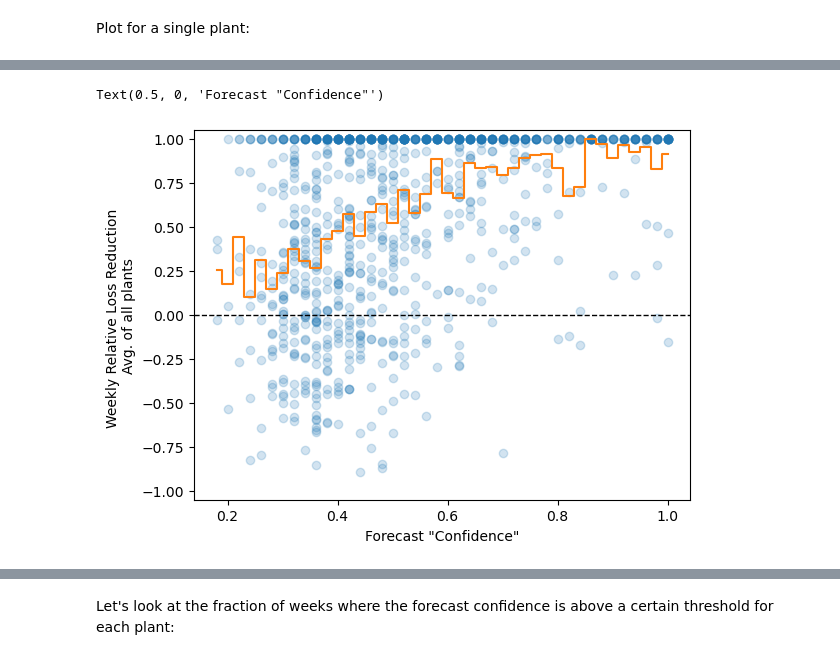
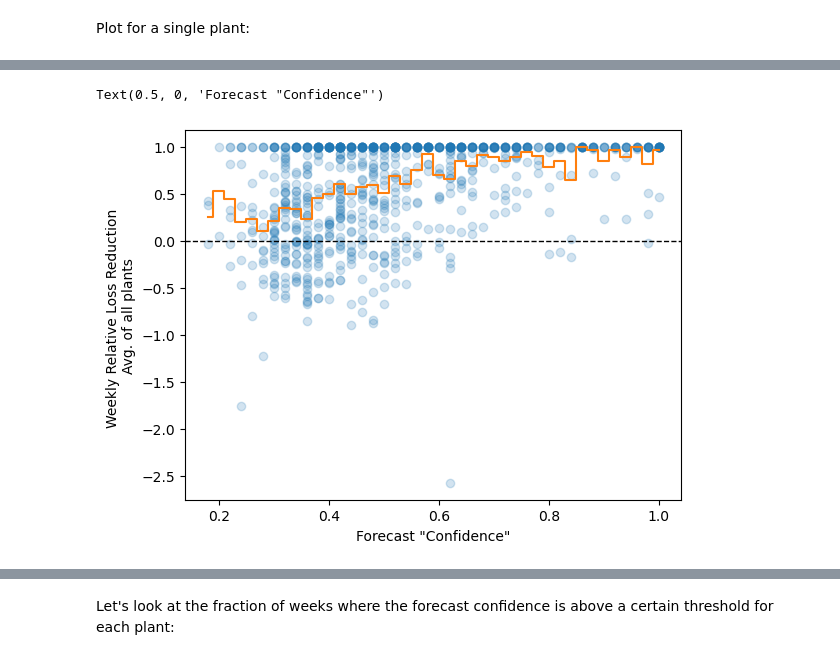
Before and after one commit to williamhobbs/PVSC-2025-daily-energy-forecaster, a Jupyter notebook: 05_Ensemble_Analysis.ipynb, the cells around one changed output, grey strips where cells are left out. Drawn from its saved outputs; the diff is of its cells as text; code cells hidden in the pictures.

```diff
--- a/05_Ensemble_Analysis.ipynb
+++ b/05_Ensemble_Analysis.ipynb
@@ -131,3 +137,9 @@ power_obs_all
+# %%
+drop_list = [0, 5, 9]
+power_obs_all = power_obs_all[~power_obs_all['point'].isin(drop_list)]
+power_fcasts_ens_all = power_fcasts_ens_all[~power_fcasts_ens_all['point'].isin(drop_list)]
+agg_specs_orig_df = agg_specs_orig_df.drop([0, 5, 9], axis=1)
+num_plants = len(agg_specs_orig_df)
 # %%
 member_list = power_fcasts_ens_all['member'].unique()
 
@@ -144,9 +156,6 @@ for plant_number in [0]:
 Add week number, then add `week`, `point`, and `member` as indices.
 # %%
 df = power_fcasts_ens_all.copy()
-# convert to central time
-
-df.index = power_fcasts_ens_all.index.tz_convert('Etc/GMT+5')
 
 # add week as a column
 day_one = df.index.get_level_values('valid_time').min().floor('1d')
@@ -497,7 +506,7 @@ df['week'].unique()[0]
 np.float64(0.0)
 # %%
 num_days = 5
-i=0
+i=1
 week = df['week'].unique()[0]
 df_daily_temp = df[(df['point']==i) & (df['week']==week)]
 df_daily_temp
@@ -553,7 +562,7 @@ weekly_rand_avg = {}
 weekly_rel_loss_reduction = {}
 weekly_abs_loss_reduction = {}
 rel_loss_reductions_ifs_ens = {}
-for i in range(num_plants):
+for i in power_fcasts_ens_all['point'].unique():
     weekly_energy_optimal_list = []
     weekly_energy_fcast_ifs_ens_list = []
     weekly_fcast_conf_list = []
@@ -681,19 +690,19 @@ df_weekly_stats
 # %%
 plt.scatter(df_weekly_stats['weekly_fcast_confidence'],
             df_weekly_stats['weekly_rel_loss_reduction'],
             alpha=0.2)
 plt.plot(df_weekly_stats.groupby(['weekly_fcast_confidence']).mean().index,
          df_weekly_stats.groupby(['weekly_fcast_confidence']).mean()['weekly_rel_loss_reduction'].values,
          color='C1',
          drawstyle='steps-mid')
-plt.ylim([-1.05,1.05])
+# plt.ylim([-1.05,1.05])
 # plt.xlim([0,1])
 plt.axhline(y=0, color='black', linestyle='--', linewidth=1)
 plt.ylabel('Weekly Relative Loss Reduction \nAvg. of all plants')
 plt.xlabel('Forecast "Confidence"')
 # %% [output]
 Text(0.5, 0, 'Forecast "Confidence"')
-[figure, old version]
+[figure, new version]
 # %%
 plt.scatter(df_weekly_stats['weekly_fcast_confidence'],
             df_weekly_stats['weekly_abs_loss_reduction'],
```
Also changed, not shown: parts of 29 cells of this notebook.
